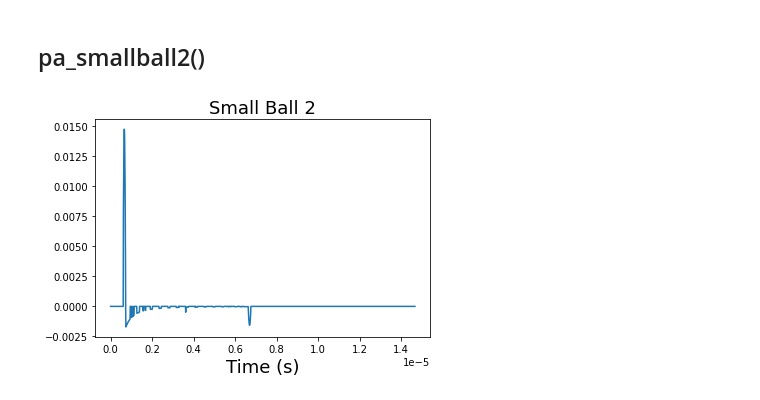
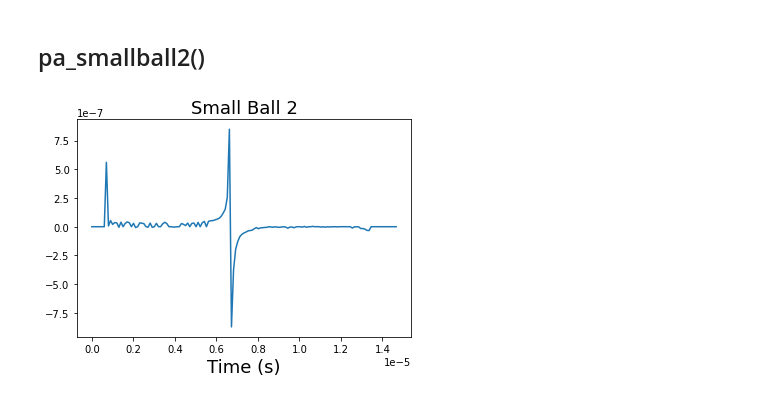
Before and after one commit to DDFFWYB/PACT, a Jupyter notebook: src/pact.ipynb, the cells around one changed output. Saved outputs shown, nothing was run; the diff lists cells and outputs as text; code cells hidden in the pictures.

```diff
--- a/src/pact.ipynb
+++ b/src/pact.ipynb
@@ -154,39 +154,40 @@ plt.show()
 ## pa_smallball2()
 # %%
 # def pa_smallball2(L, R=1, Rs=1, A=1, Vs=1500):
-L = 1
-R = 10
-Rs = 0.1
+L = 1e-3
+R = 1e-2
+D = R
+Rs = 1e-4
 A = 1
-Vs = 1500000
+Vs = 1500
 
 def p0(r):
     h = np.heaviside
     return A * h(r, 1) * h(-r + Rs, 1)
 
 def p(r, t):
     return (r + Vs * t) / 2 / r * p0(r + Vs * t) + \
         (r - Vs * t) / 2 / r * p0(-r + Vs * t) + \
         (r - Vs * t) / 2 / r * p0(r - Vs * t)
 
-dt = 1e-8
+dt = 1e-7
 ts = np.linspace(0, 2*(L + R) / Vs, int(2*(L + R) / Vs / dt) + 1)
 signal = 0 * ts
-integrate_min = L
-integrate_max = np.sqrt(L**2 + R**2)
 
 for i, t in enumerate(ts):
 
     def f(r):
         return p(r, t)
 
-    signal[i], _ = integrate.quad(f, integrate_min, integrate_max)
-    signal[i] *= 2*np.pi
+    def g(r, theta):
+        return f(np.sqrt(r**2+D**2+L**2-2*D*r*np.cos(theta)))
+
+    signal[i], _ = integrate.dblquad(g, 0, 2*np.pi, lambda g: 0, lambda h: R)
 
 plt.plot(ts, signal)
 font = {'size': 18}
 plt.title('Small Ball 2', fontdict=font)
 plt.xlabel('Time (s)', fontdict=font)
 plt.show()
 # %% [output]
-[figure, old version]
+[figure, new version]
```
Also changed, not shown: 3 other files.
